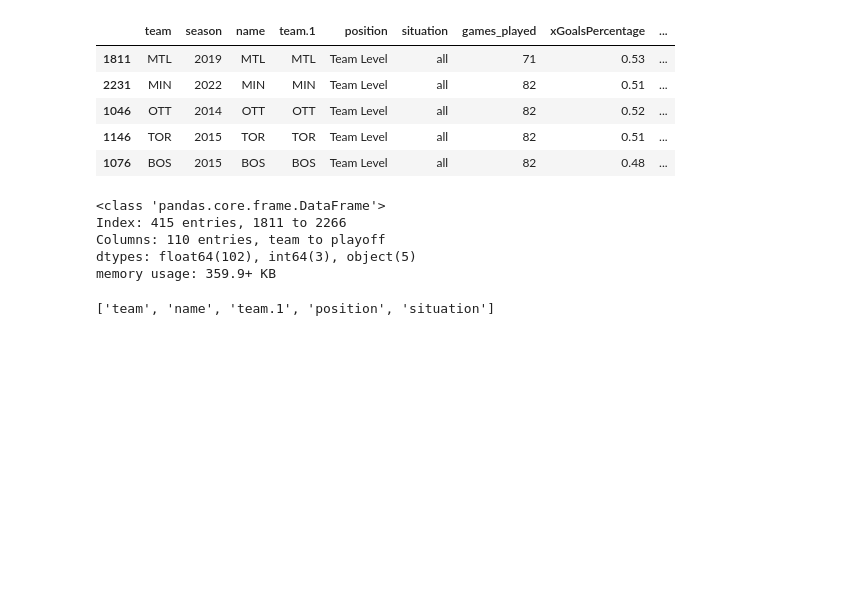
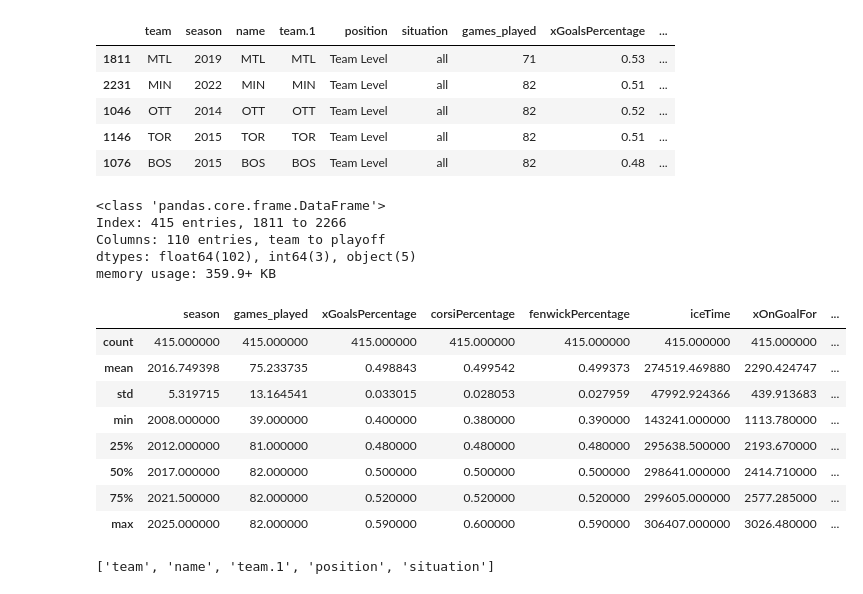
Before and after one commit to ricd99/nhl-test-2, a Jupyter notebook: model_0.1.1.ipynb, the cells around one changed output. Cells and saved outputs as stored; diff of their text form; code cells hidden in the pictures; blank space fills up the shorter version.

```diff
--- a/model_0.1.1.ipynb
+++ b/model_0.1.1.ipynb
@@ -81,6 +81,18 @@ Index: 415 entries, 1811 to 2266
 Columns: 110 entries, team to playoff
 dtypes: float64(102), int64(3), object(5)
 memory usage: 359.9+ KB
+# %%
+df_train.describe()
+# %% [output]
+|  | season | games_played | xGoalsPercentage | corsiPercentage | fenwickPercentage | iceTime | xOnGoalFor | ... |
+| count | 415.000000 | 415.000000 | 415.000000 | 415.000000 | 415.000000 | 415.000000 | 415.000000 | ... |
+| mean | 2016.749398 | 75.233735 | 0.498843 | 0.499542 | 0.499373 | 274519.469880 | 2290.424747 | ... |
+| std | 5.319715 | 13.164541 | 0.033015 | 0.028053 | 0.027959 | 47992.924366 | 439.913683 | ... |
+| min | 2008.000000 | 39.000000 | 0.400000 | 0.380000 | 0.390000 | 143241.000000 | 1113.780000 | ... |
+| 25% | 2012.000000 | 81.000000 | 0.480000 | 0.480000 | 0.480000 | 295638.500000 | 2193.670000 | ... |
+| 50% | 2017.000000 | 82.000000 | 0.500000 | 0.500000 | 0.500000 | 298641.000000 | 2414.710000 | ... |
+| 75% | 2021.500000 | 82.000000 | 0.520000 | 0.520000 | 0.520000 | 299605.000000 | 2577.285000 | ... |
+| max | 2025.000000 | 82.000000 | 0.590000 | 0.600000 | 0.590000 | 306407.000000 | 3026.480000 | ... |
 # %%
 df.select_dtypes(include=["object"]).columns.tolist()
 # %% [output]
```
Also changed, not shown: parts of 11 cells of this notebook.
